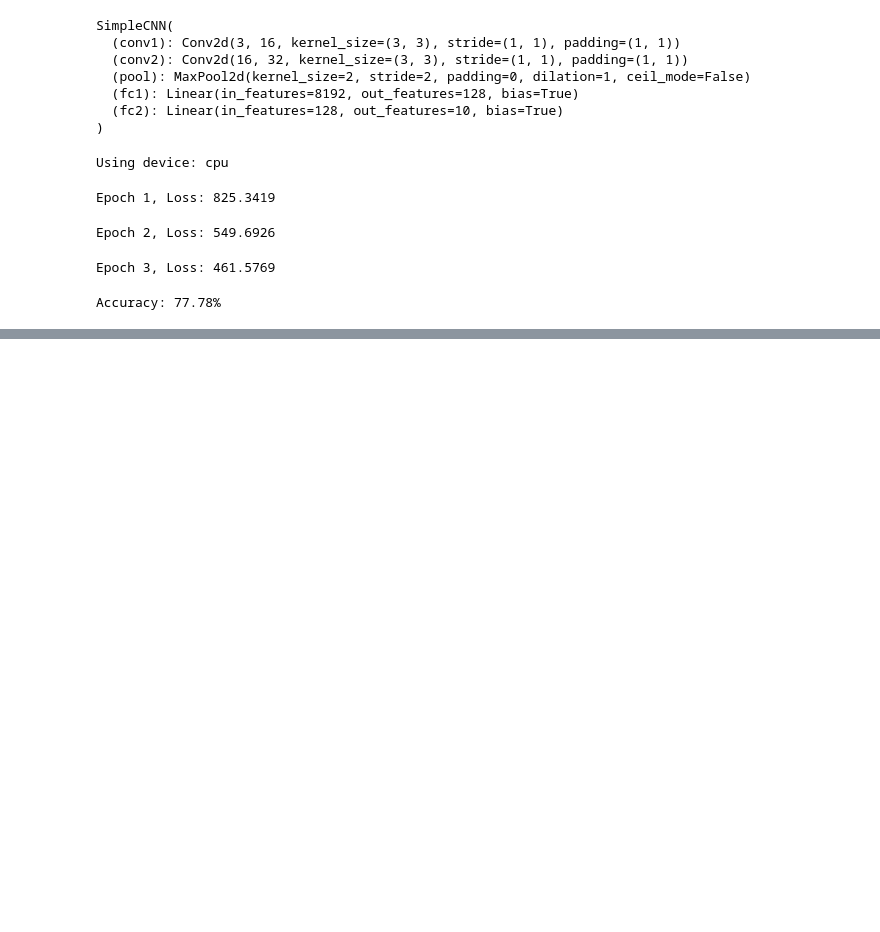
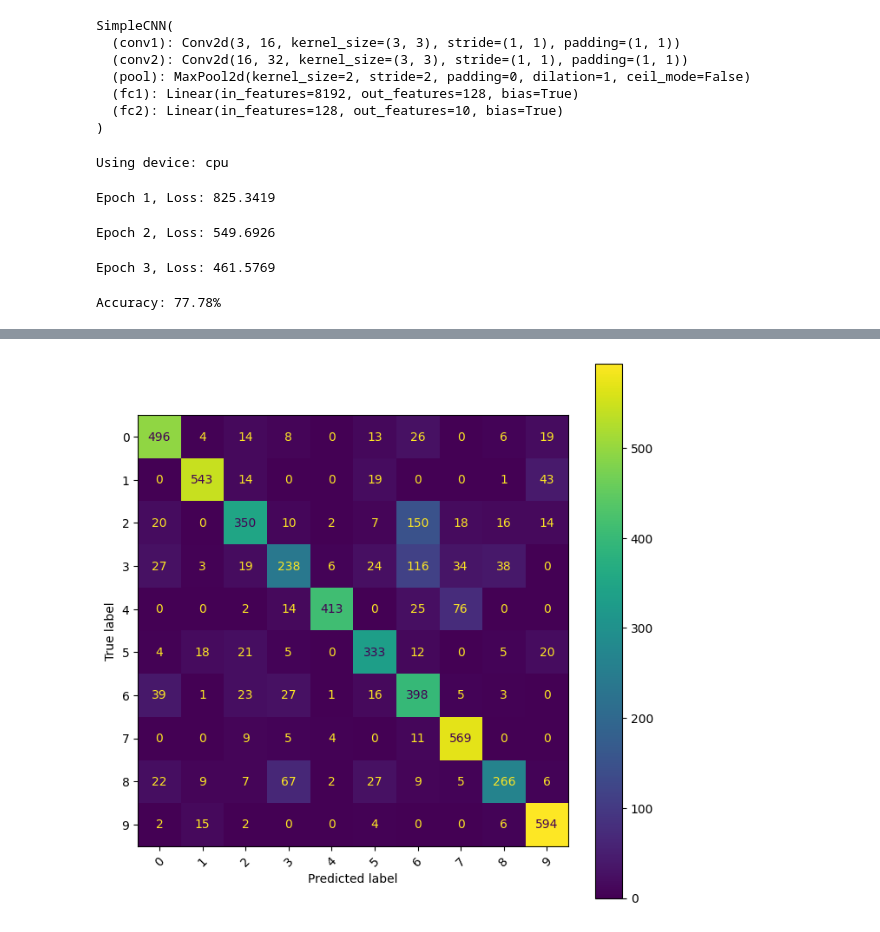
Before and after one commit to oikosfigueroa/satellite-image-classification-pytorch, a Jupyter notebook: notebooks/experiment.ipynb, the cells around one changed output, grey strips where cells are left out. Cells and saved outputs as stored; diff of their text form; code cells hidden in the pictures; blank space fills up the shorter version.

```diff
--- a/notebooks/experiment.ipynb
+++ b/notebooks/experiment.ipynb
@@ -194,0 +285,31 @@ plt.savefig('../outputs/predictions.png')
+# %%
+from sklearn.metrics import confusion_matrix, ConfusionMatrixDisplay
+
+def plot_confusion_matrix(model, test_loader):
+    model.eval()
+
+    all_preds = []
+    all_labels = []
+
+    with torch.no_grad():
+        for images, labels in test_loader:
+            images = images.to(device)
+
+            outputs = model(images)
+            _, preds = torch.max(outputs, 1)
+
+            all_preds.extend(preds.cpu().numpy())
+            all_labels.extend(labels.numpy())
+
+    cm = confusion_matrix(all_labels, all_preds)
+
+    fig, ax = plt.subplots(figsize=(8,8))
+    disp = ConfusionMatrixDisplay(cm)
+    disp.plot(ax=ax, xticks_rotation=45)
+
+    fig.savefig('../outputs/confusion_matrix.png', dpi=300, bbox_inches='tight')
+    plt.show()
+# %%
+plot_confusion_matrix(model, test_loader)
+# %% [output]
+[figure, added]
```
Also changed, not shown: parts of 12 cells of this notebook, 6 other files.
